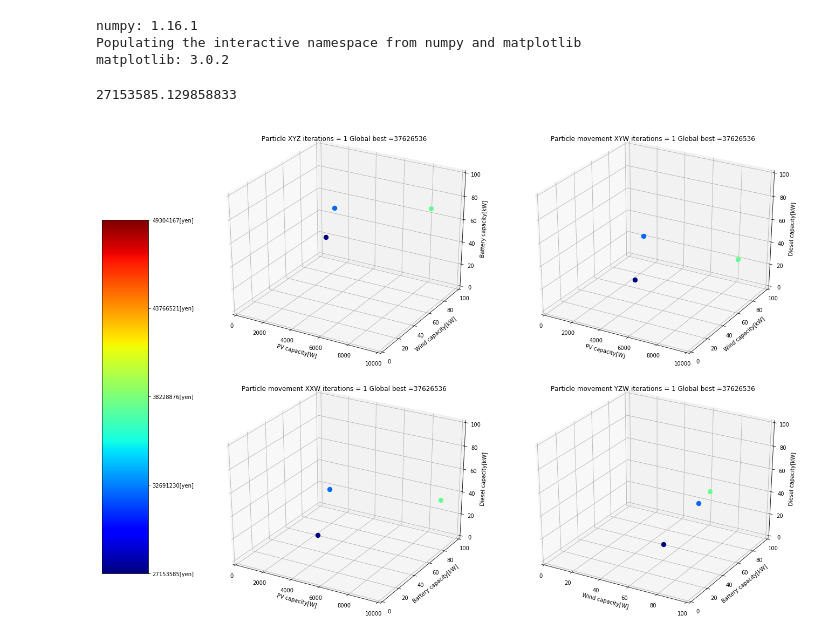
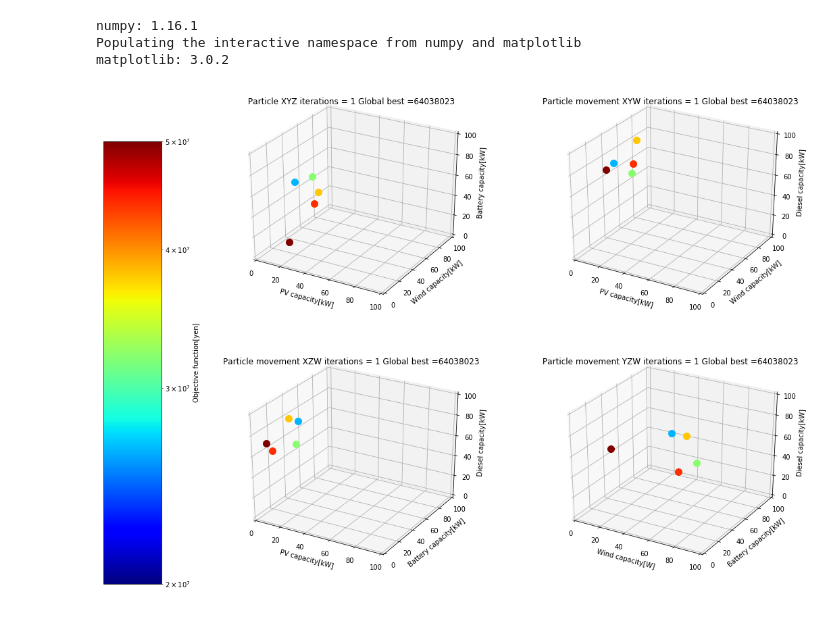
Before and after one commit to insideman02468/Miniconda, a Jupyter notebook: PSO/Microgrid optimization/In objective approach/PSO_pareto_visualization.ipynb, the cells around one changed output. Cells and saved outputs as stored; diff of their text form; code cells hidden in the pictures.

Commit message:
animationのPVの単位をWからkWに変更しました。

```diff
--- a/PSO/Microgrid optimization/In objective approach/PSO_pareto_visualization.ipynb
+++ b/PSO/Microgrid optimization/In objective approach/PSO_pareto_visualization.ipynb
@@ -17,101 +27,109 @@ matplotlib: 3.0.2
 # %%
 #all_particle_data = np.load("Result/all_particle_data.npy")
 all_particle_data_with_cost = np.load("Result/all_particle_data_with_cost.npy")
-all_particle_data_with_cost = all_particle_data_with_cost.T
 n_iterations = all_particle_data_with_cost.shape[0]
 n_particles = all_particle_data_with_cost.shape[1]
-range_max = [10000, 100, 100, 100,100000000]
+all_particle_data_with_cost = all_particle_data_with_cost.T
+range_max = [100, 100, 100, 100, 100000000]
 # %%
 nfr = n_iterations  # Number of frames
-fps = 1 # Frame per sec
+fps = 1  # Frame per sec
 xs = []
 ys = []
 zs = []
 ws = []
 vs = []
-for iteration in range(n_iterations ):
-    xs.append(all_particle_data_with_cost[0].T[iteration])
+for iteration in range(n_iterations):
+    xs.append(all_particle_data_with_cost[0].T[iteration]/1000)
     ys.append(all_particle_data_with_cost[1].T[iteration])
     zs.append(all_particle_data_with_cost[2].T[iteration])
     ws.append(all_particle_data_with_cost[3].T[iteration])
     vs.append(all_particle_data_with_cost[4].T[iteration])
 
-print(np.min(vs))
+
 def Convert_int(ndarray):
     return ndarray.astype(np.int32)
 
-norm = matplotlib.colors.Normalize(vmin=np.min(vs), vmax=np.max(vs))
+
 vs = list(map(Convert_int, vs))
-# %% [output]
-27153585.129858833
 # %%
-#%% Create Color Map
+# %% Create Color Map
 cmap = get_cmap('jet')
-norm = matplotlib.colors.Normalize(vmin=np.min(vs), vmax=np.max(vs))
+ytick_max = ceil((np.max(vs)-(2e+7)), 1e+7)
+ytick_min = floor(np.min(vs), 1e+7)
+norm = matplotlib.colors.LogNorm(vmin=ytick_min, vmax=ytick_max)
 mappable = ScalarMappable(cmap=cmap, norm=norm)
 mappable._A = []
 
-fig = plt.figure(figsize=(24,13))
+fig = plt.figure(figsize=(24, 13))
 
 ax1 = fig.add_subplot(232, projection='3d')
 ax2 = fig.add_subplot(233, projection='3d')
 ax3 = fig.add_subplot(235, projection='3d')
 ax4 = fig.add_subplot(236, projection='3d')
 
-def update(ifrm, xa, ya, za, wa,va):
+
+def update(ifrm, xa, ya, za, wa, va):
     ax1.cla()
     ax2.cla()
     ax3.cla()
     ax4.cla()
     for particle in range(n_particles):
-        #ax1
-        ax1.scatter(xa[ifrm][particle], ya[ifrm][particle], za[ifrm][particle],s=70, color=cmap(norm( va[ifrm][particle] )), marker='o')
-        ax1.set_title('Particle XYZ iterations = '+ str(ifrm+1)+" Global best ="+str(np.max(va[ifrm])), y=1.0)
+        # ax1
+        ax1.scatter(xa[ifrm][particle], ya[ifrm][particle], za[ifrm][particle],
+                    s=100, color=cmap(norm(va[ifrm][particle])), marker='o')
+        ax1.set_title('Particle XYZ iterations = ' + str(ifrm+1) +
+                      " Global best ="+str(np.max(va[ifrm])), y=1.0)
         ax1.set_xlim(0, range_max[0])
         ax1.set_ylim(0, range_max[1])
         ax1.set_zlim(0, range_max[2])
-        ax1.set_xlabel('PV capacity[W]')
+        ax1.set_xlabel('PV capacity[kW]')
         ax1.set_ylabel('Wind capacity[kW]')
         ax1.set_zlabel('Battery capacity[kW]')
-        #ax2
-        ax2.scatter(xa[ifrm][particle], ya[ifrm][particle], wa[ifrm][particle],s=70, color=cmap(norm( va[ifrm][particle] )), marker='o')
-        ax2.set_title('Particle movement XYW iterations = '+ str(ifrm+1)+" Global best ="+str(np.max(va[ifrm])), y=1.0)
+        # ax2
+        ax2.scatter(xa[ifrm][particle], ya[ifrm][particle], wa[ifrm][particle],
+                    s=100, color=cmap(norm(va[ifrm][particle])), marker='o')
+        ax2.set_title('Particle movement XYW iterations = ' +
+                      str(ifrm+1)+" Global best ="+str(np.max(va[ifrm])), y=1.0)
         ax2.set_xlim(0, range_max[0])
         ax2.set_ylim(0, range_max[1])
         ax2.set_zlim(0, range_max[3])
-        ax2.set_xlabel('PV capacity[W]')
+        ax2.set_xlabel('PV capacity[kW]')
         ax2.set_ylabel('Wind capacity[kW]')
         ax2.set_zlabel('Diesel capacity[kW]')
-        #ax3
-        ax3.scatter(xa[ifrm][particle], za[ifrm][particle], wa[ifrm][particle],s=70, color=cmap(norm( va[ifrm][particle] )), marker='o')
-        ax3.set_title('Particle movement XXW iterations = '+ str(ifrm+1)+" Global best ="+str(np.max(va[ifrm])), y=1.0)
+        # ax3
+        ax3.scatter(xa[ifrm][particle], za[ifrm][particle], wa[ifrm][particle],
+                    s=100, color=cmap(norm(va[ifrm][particle])), marker='o')
+        ax3.set_title('Particle movement XZW iterations = ' +
+                      str(ifrm+1)+" Global best ="+str(np.max(va[ifrm])), y=1.0)
         ax3.set_xlim(0, range_max[0])
         ax3.set_ylim(0, range_max[2])
         ax3.set_zlim(0, range_max[3])
-        ax3.set_xlabel('PV capacity[W]')
+        ax3.set_xlabel('PV capacity[kW]')
         ax3.set_ylabel('Battery capacity[kW]')
         ax3.set_zlabel('Diesel capacity[kW]')
 
-        #ax4
-        ax4.scatter(ya[ifrm][particle], za[ifrm][particle], wa[ifrm][particle],s=70, color=cmap(norm( va[ifrm][particle] )), marker='o')
-        ax4.set_title('Particle movement YZW iterations = '+ str(ifrm+1)+" Global best ="+str(np.max(va[ifrm])), y=1.0)
+        # ax4
+        ax4.scatter(ya[ifrm][particle], za[ifrm][particle], wa[ifrm][particle],
+                    s=100, color=cmap(norm(va[ifrm][particle])), marker='o')
+        ax4.set_title('Particle movement YZW iterations = ' +
+                      str(ifrm+1)+" Global best ="+str(np.max(va[ifrm])), y=1.0)
         ax4.set_xlim(0, range_max[1])
         ax4.set_ylim(0, range_max[2])
         ax4.set_zlim(0, range_max[3])
         ax4.set_xlabel('Wind capacity[W]')
         ax4.set_ylabel('Battery capacity[kW]')
         ax4.set_zlabel('Diesel capacity[kW]')
-        plt.tight_layout()
 
-cbar_ax = fig.add_axes([0.24, 0.1, 0.05, 0.7])
-cbar = fig.colorbar(mappable, cax=cbar_ax,shrink=0.5)
-ticks = np.linspace(np.min(vs), np.max(vs), 5)
-cbar.set_ticks(ticks)
-cbar.ax.set_yticklabels([str(int(s))+"[yen]" for s in ticks])
+cbar_ax = fig.add_axes([0.3, 0.1, 0.05, 0.7])
+cbar = fig.colorbar(mappable, cax=cbar_ax, shrink=0.5)
+cbar.set_label('Objective function[yen]')
+ticks = np.linspace(ytick_min, ytick_max, 5)
 
-ani = animation.FuncAnimation(fig, update, nfr, fargs=(xs,ys,zs,ws,vs), interval=1000/fps)
+ani = animation.FuncAnimation(fig, update, nfr, fargs=(
+    xs, ys, zs, ws, vs), interval=1000/fps)
 # %% [output]
-[figure, old version]
+[figure, new version]
 # %%
 # Set up formatting for the movie files
 Writer = animation.writers['ffmpeg']
```
Also changed, not shown: parts of 3 cells of this notebook, 11 other files.
